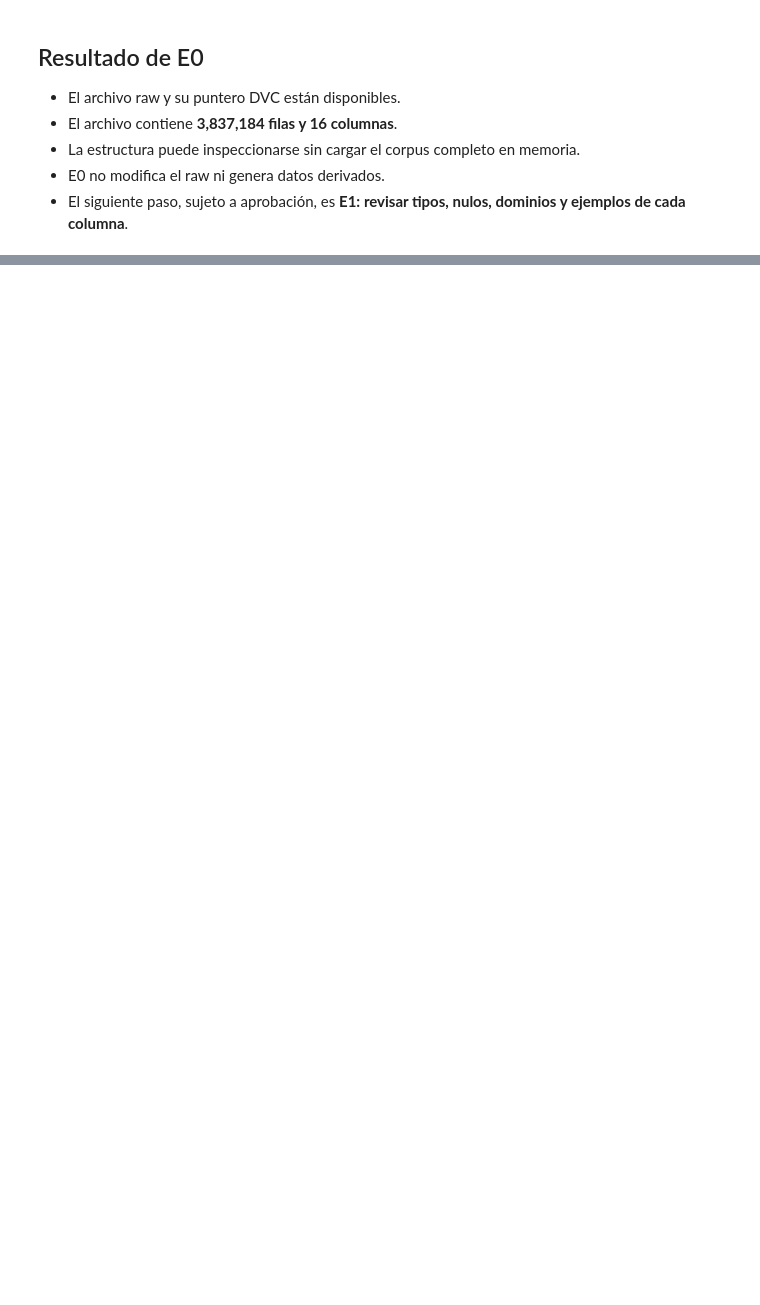
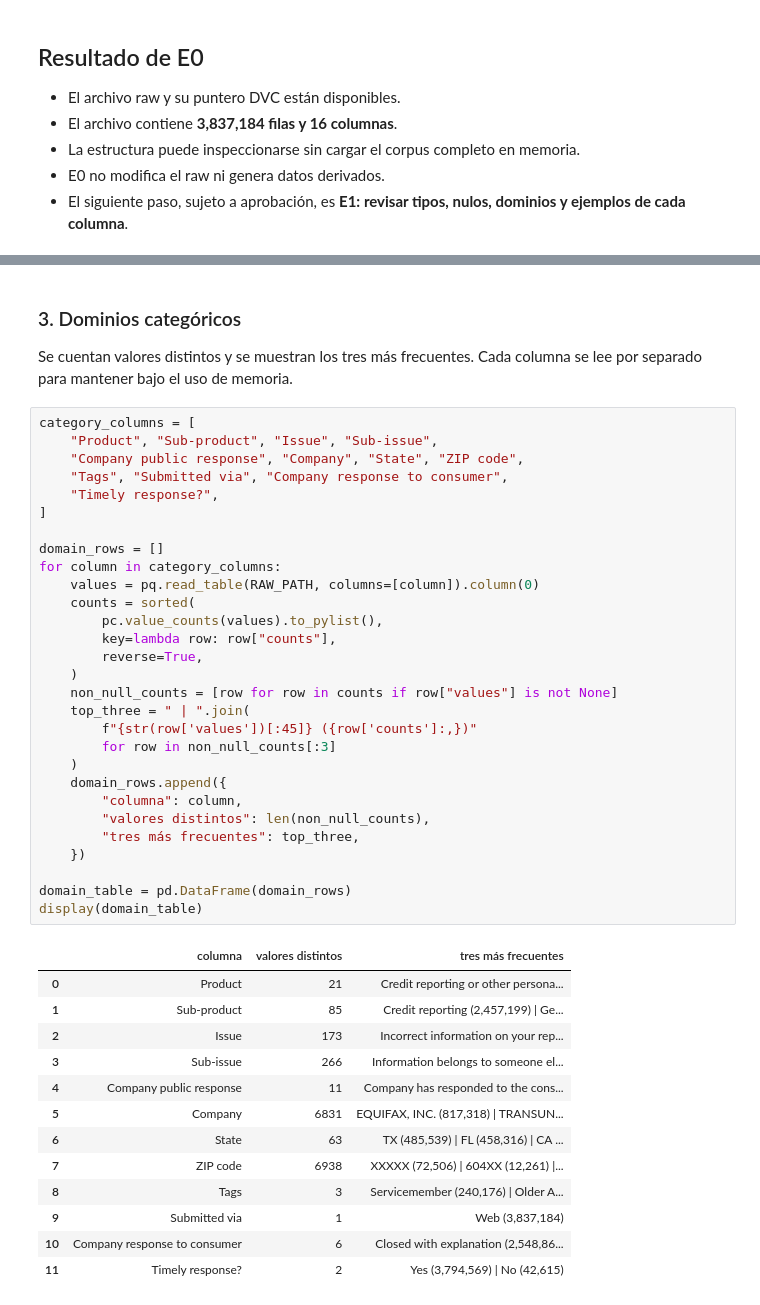
Before and after one commit to Codenid/capstone-claims-triage, a Jupyter notebook: notebooks/01_eda.ipynb, the cells around one changed output, grey strips where cells are left out. Saved outputs shown, nothing was run; the diff lists cells and outputs as text; blank space fills up the shorter version.

```diff
--- a/notebooks/01_eda.ipynb
+++ b/notebooks/01_eda.ipynb
@@ -146,0 +239,47 @@ display(sample.T)
+# %% [markdown]
+### 3. Dominios categóricos
+
+Se cuentan valores distintos y se muestran los tres más frecuentes. Cada columna se lee por separado para mantener bajo el uso de memoria.
+# %%
+category_columns = [
+    "Product", "Sub-product", "Issue", "Sub-issue",
+    "Company public response", "Company", "State", "ZIP code",
+    "Tags", "Submitted via", "Company response to consumer",
+    "Timely response?",
+]
+
+domain_rows = []
+for column in category_columns:
+    values = pq.read_table(RAW_PATH, columns=[column]).column(0)
+    counts = sorted(
+        pc.value_counts(values).to_pylist(),
+        key=lambda row: row["counts"],
+        reverse=True,
+    )
+    non_null_counts = [row for row in counts if row["values"] is not None]
+    top_three = " | ".join(
+        f"{str(row['values'])[:45]} ({row['counts']:,})"
+        for row in non_null_counts[:3]
+    )
+    domain_rows.append({
+        "columna": column,
+        "valores distintos": len(non_null_counts),
+        "tres más frecuentes": top_three,
+    })
+
+domain_table = pd.DataFrame(domain_rows)
+display(domain_table)
+# %% [output]
+|  | columna | valores distintos | tres más frecuentes |
+| 0 | Product | 21 | Credit reporting or other persona... |
+| 1 | Sub-product | 85 | Credit reporting (2,457,199) | Ge... |
+| 2 | Issue | 173 | Incorrect information on your rep... |
+| 3 | Sub-issue | 266 | Information belongs to someone el... |
+| 4 | Company public response | 11 | Company has responded to the cons... |
+| 5 | Company | 6831 | EQUIFAX, INC. (817,318) | TRANSUN... |
+| 6 | State | 63 | TX (485,539) | FL (458,316) | CA ... |
+| 7 | ZIP code | 6938 | XXXXX (72,506) | 604XX (12,261) |... |
+| 8 | Tags | 3 | Servicemember (240,176) | Older A... |
+| 9 | Submitted via | 1 | Web (3,837,184) |
+| 10 | Company response to consumer | 6 | Closed with explanation (2,548,86... |
+| 11 | Timely response? | 2 | Yes (3,794,569) | No (42,615) |
```
Also changed, not shown: parts of 7 cells of this notebook, 2 other files.
